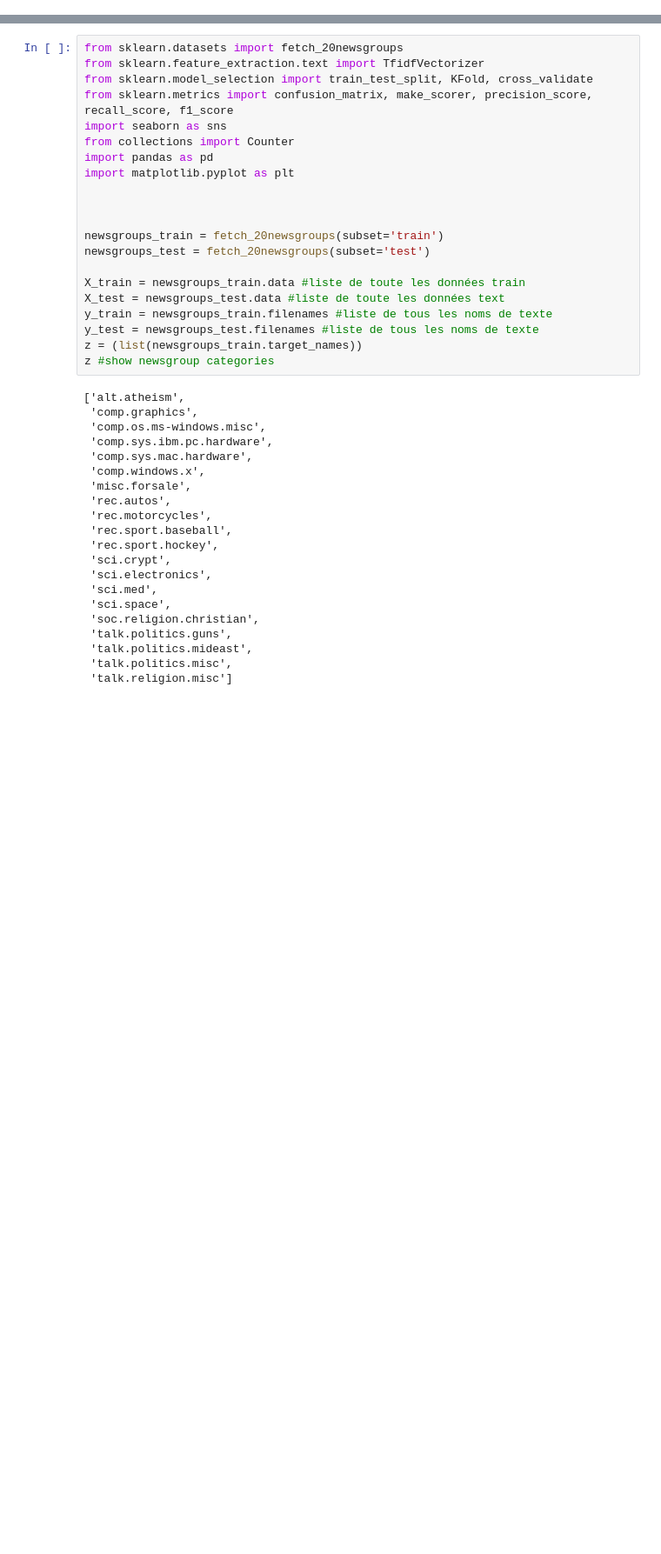
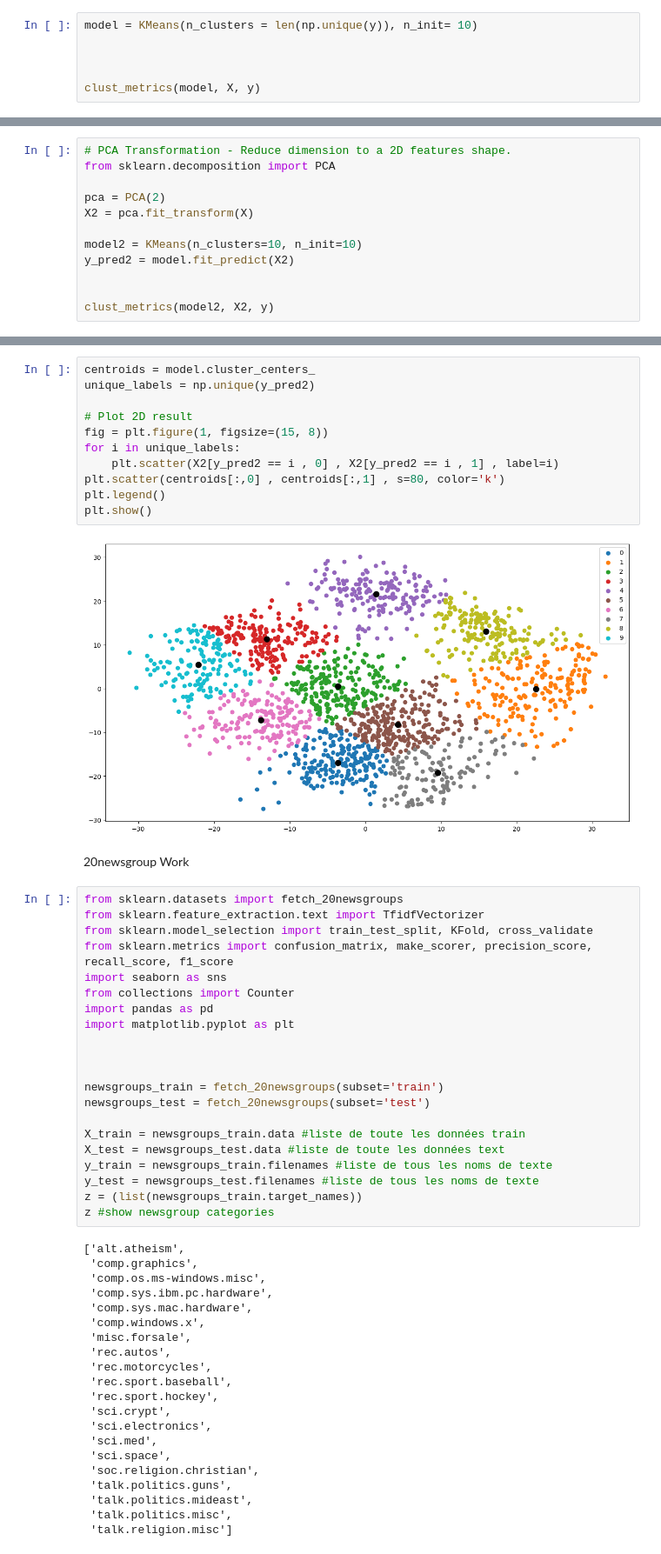
Before and after one commit to FabienS2A/simplon_datai_2025, a Jupyter notebook: notebook/20newsgroup_clust.ipynb, the cells around one changed output, grey strips where cells are left out. Shown: that part at 87% size. Saved outputs shown, nothing was run; the diff lists cells and outputs as text; blank space fills up the shorter version.

```diff
--- a/notebook/20newsgroup_clust.ipynb
+++ b/notebook/20newsgroup_clust.ipynb
@@ -0,0 +81,6 @@
+# %%
+model = KMeans(n_clusters = len(np.unique(y)), n_init= 10)
+
+
+
+clust_metrics(model, X, y)
@@ -0,0 +101,12 @@
+# %%
+# PCA Transformation - Reduce dimension to a 2D features shape.
+from sklearn.decomposition import PCA
+
+pca = PCA(2)
+X2 = pca.fit_transform(X)
+
+model2 = KMeans(n_clusters=10, n_init=10)
+y_pred2 = model.fit_predict(X2)
+
+
+clust_metrics(model2, X2, y)
@@ -1,3 +127,18 @@
+# %%
+centroids = model.cluster_centers_
+unique_labels = np.unique(y_pred2)
+
+# Plot 2D result
+fig = plt.figure(1, figsize=(15, 8))
+for i in unique_labels:
+    plt.scatter(X2[y_pred2 == i , 0] , X2[y_pred2 == i , 1] , label=i)
+plt.scatter(centroids[:,0] , centroids[:,1] , s=80, color='k')
+plt.legend()
+plt.show()
+# %% [output]
+[figure, added]
+# %% [markdown]
+20newsgroup Work
 # %%
 from sklearn.datasets import fetch_20newsgroups
 from sklearn.feature_extraction.text import TfidfVectorizer
```
Also changed, not shown: parts of 29 cells of this notebook, 1 other file.
